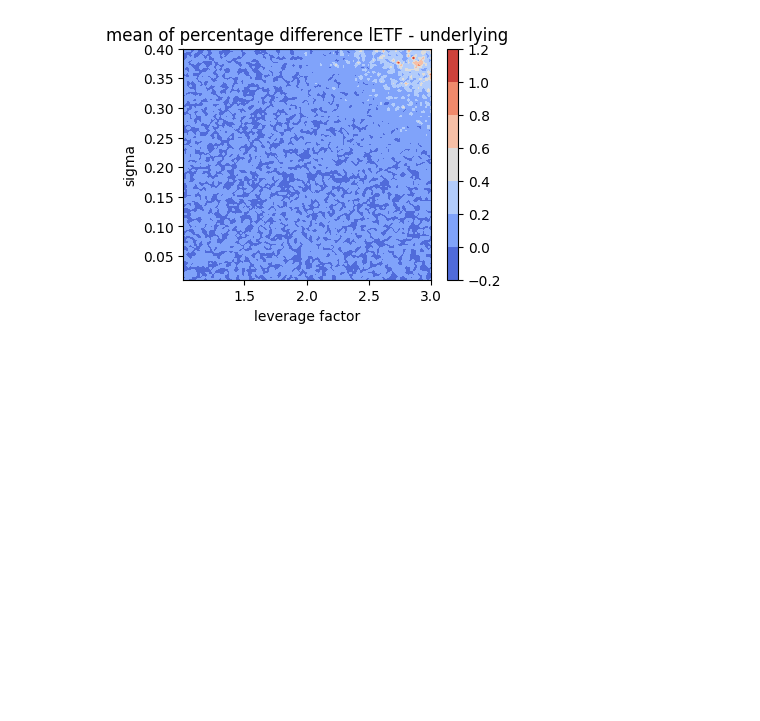
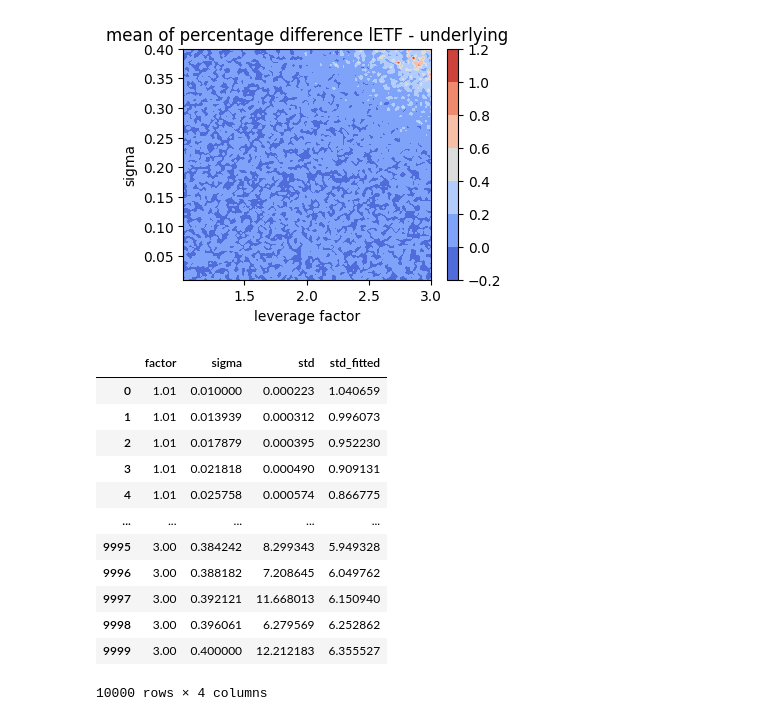
Before and after one commit to albesianor/Leveraged-ETFs, a Jupyter notebook: 04_leverage_volatility_analysis.ipynb, the cells around one changed output. Drawn from its saved outputs; the diff is of its cells as text; code cells hidden in the pictures; blank space fills up the shorter version.

```diff
--- a/04_leverage_volatility_analysis.ipynb
+++ b/04_leverage_volatility_analysis.ipynb
@@ -108,0 +111,36 @@ plot_surface_lev_sigma_std(df)
+# %%
+from sklearn.preprocessing import PolynomialFeatures
+from sklearn.linear_model import LinearRegression
+from sklearn.pipeline import Pipeline
+
+# 1. Prepare your features (X) and target (y)
+# df has columns ['factor', 'sigma', 'std']
+X = df[["factor", "sigma"]]
+z = df["std"]
+
+# 2. Create a pipeline: Polynomial Expansion -> Linear Regression
+model = Pipeline(
+    [("poly", PolynomialFeatures(degree=2)), ("linear", LinearRegression())]
+)
+
+# 3. Fit the model
+model.fit(X, z)
+
+# 4. Predict values (e.g., to see how well it fits)
+df["std_fitted"] = model.predict(X)
+# %%
+df
+# %% [output]
+|  | factor | sigma | std | std_fitted |
+| 0 | 1.01 | 0.010000 | 0.000223 | 1.040659 |
+| 1 | 1.01 | 0.013939 | 0.000312 | 0.996073 |
+| 2 | 1.01 | 0.017879 | 0.000395 | 0.952230 |
+| 3 | 1.01 | 0.021818 | 0.000490 | 0.909131 |
+| 4 | 1.01 | 0.025758 | 0.000574 | 0.866775 |
+| ... | ... | ... | ... | ... |
+| 9995 | 3.00 | 0.384242 | 8.299343 | 5.949328 |
+| 9996 | 3.00 | 0.388182 | 7.208645 | 6.049762 |
+| 9997 | 3.00 | 0.392121 | 11.668013 | 6.150940 |
+| 9998 | 3.00 | 0.396061 | 6.279569 | 6.252862 |
+| 9999 | 3.00 | 0.400000 | 12.212183 | 6.355527 |
+10000 rows × 4 columns
```
Also changed, not shown: parts of 4 cells of this notebook, 2 other files.
